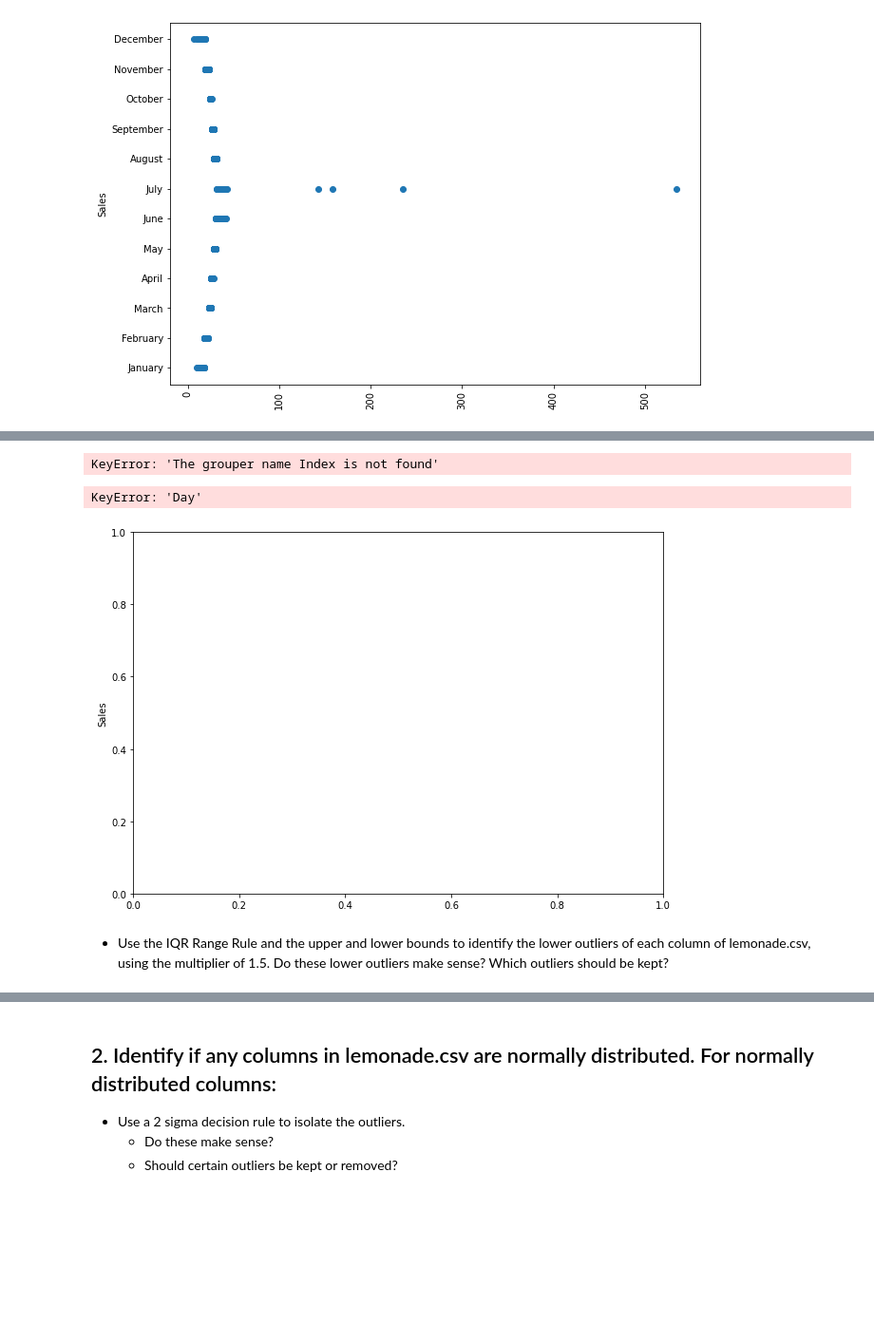
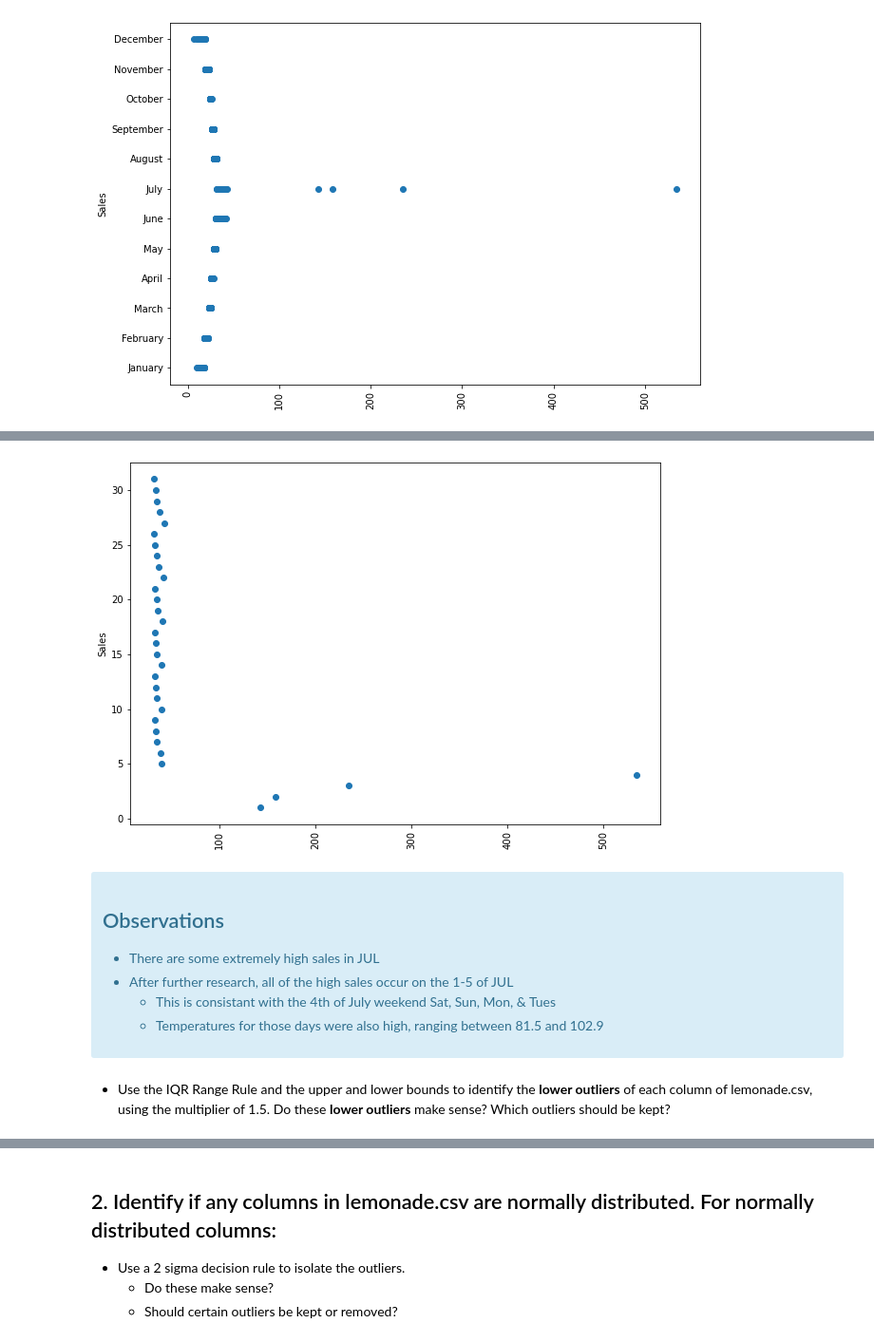
Before and after one commit to QMCBT-JustinEvans/anomaly-detection-exercises, a Jupyter notebook: continuous_probabilistic_methods.ipynb, the cells around one changed output, grey strips where cells are left out. Shown at 95% size. Cells and saved outputs as stored; diff of their text form; code cells hidden in the pictures; blank space fills up the shorter version.

```diff
--- a/continuous_probabilistic_methods.ipynb
+++ b/continuous_probabilistic_methods.ipynb
@@ -282,3 +296,3 @@ plt.show()
 # %%
-# look at the other entries in NOV
-df.loc["2017-07-01":"2017-07-31"]
+# Create DataFrame for all entries in JUL
+JUL_df = df.loc["2017-07-01":"2017-07-31"]
@@ -304,18 +299,21 @@ df.loc["2017-07-01":"2017-07-31"]
-# %%
-# applying the groupby function on df
-df.groupby(pd.Grouper(key='Index', axis=0,
-                      freq='M')).sum()
-# %% [output]
-KeyError: 'The grouper name Index is not found'
 # %%
+# show sales by day for just JUL
 plt.figure(figsize=(10,7))
 plt.ylabel("Sales")
-plt.scatter(df.Sales.groupby('Day'), df.month == 7)
+plt.scatter(JUL_df.Sales, JUL_df.day)
 plt.xticks(rotation = 90)
 plt.show()
 # %% [output]
-KeyError: 'Day'
-[figure, old version]
+[figure, new version]
+# %% [markdown]
+<div class="alert alert-info">
+
+
+## Observations
+* There are some extremely high sales in JUL
+* After further research, all of the high sales occur on the 1-5 of JUL
+    * This is consistant with the 4th of July weekend Sat, Sun, Mon, & Tues
+    * Temperatures for those days were also high, ranging between 81.5 and 102.9
 # %% [markdown]
-* Use the IQR Range Rule and the upper and lower bounds to identify the lower outliers of each column of lemonade.csv, using the multiplier of 1.5. Do these lower outliers make sense? Which outliers should be kept?
+* Use the IQR Range Rule and the upper and lower bounds to identify the **lower outliers** of each column of lemonade.csv, using the multiplier of 1.5. Do these **lower outliers** make sense? Which outliers should be kept?
 # %% [markdown]
```
Also changed, not shown: parts of 7 cells of this notebook.
